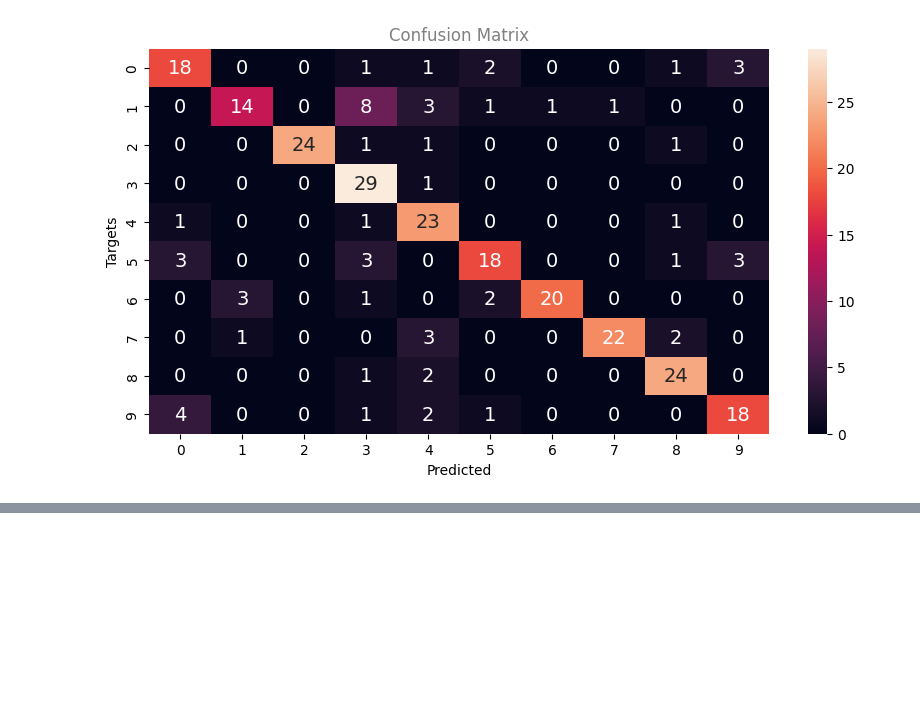
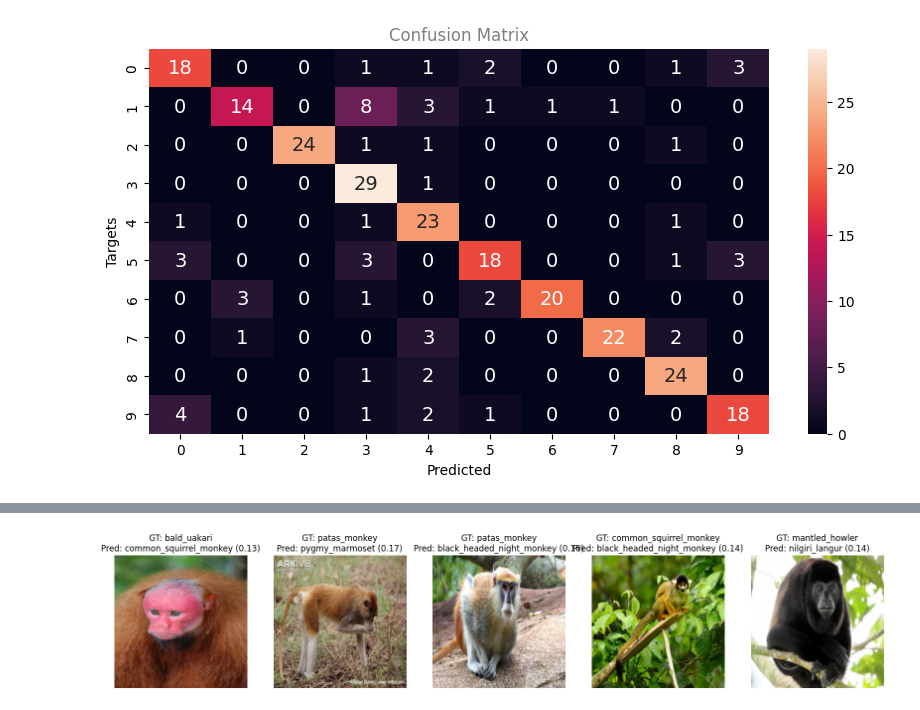
Before and after one commit to teohyc/PYTORCH_PY, a Jupyter notebook: monkey_species_cnn_classifier.ipynb, the cells around one changed output, grey strips where cells are left out. Drawn from its saved outputs; the diff is of its cells as text; code cells hidden in the pictures; blank space fills up the shorter version.

```diff
--- a/monkey_species_cnn_classifier.ipynb
+++ b/monkey_species_cnn_classifier.ipynb
@@ -577,0 +657,3 @@ plt.show()
+# %%
+m_model.load_state_dict(torch.load("monkey_best.pt"))
+m_model.eval()
@@ -577,0 +678,7 @@ plt.show()
+# %%
+#test on validation
+val_images, val_gt_labels, pred_indices, pred_probs = prediction(m_model, val_loader)
+
+visualise_predictions(val_images, val_gt_labels, pred_indices, pred_probs, num_images=5)
+# %% [output]
+[figure, added]
```
Also changed, not shown: parts of 8 cells of this notebook, 2 other files.
